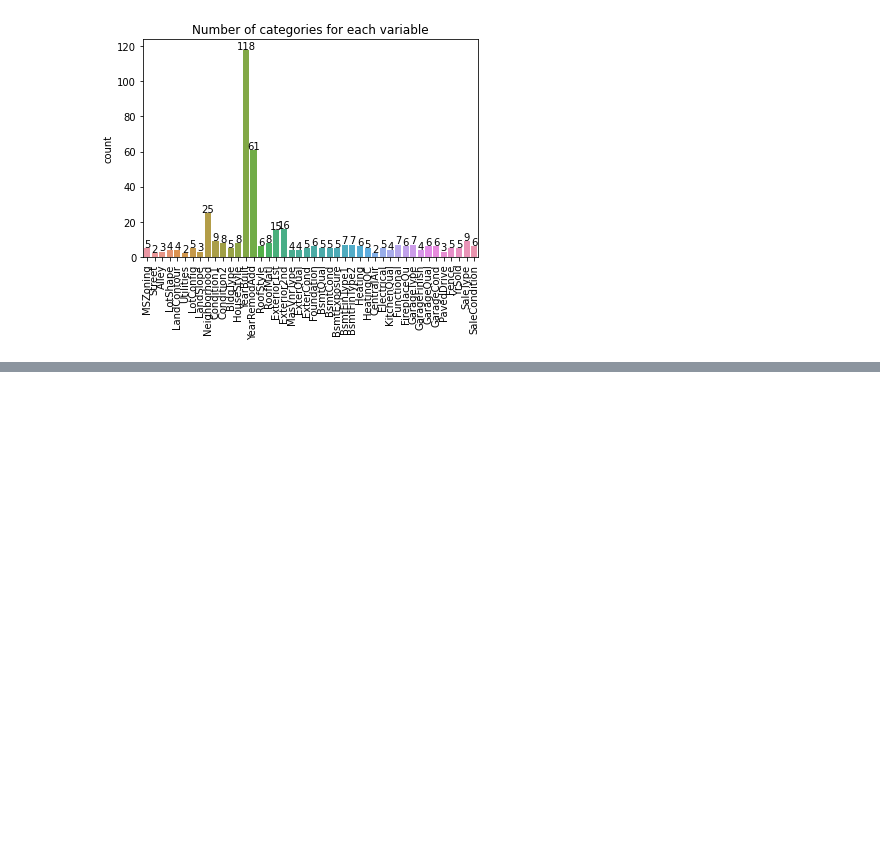
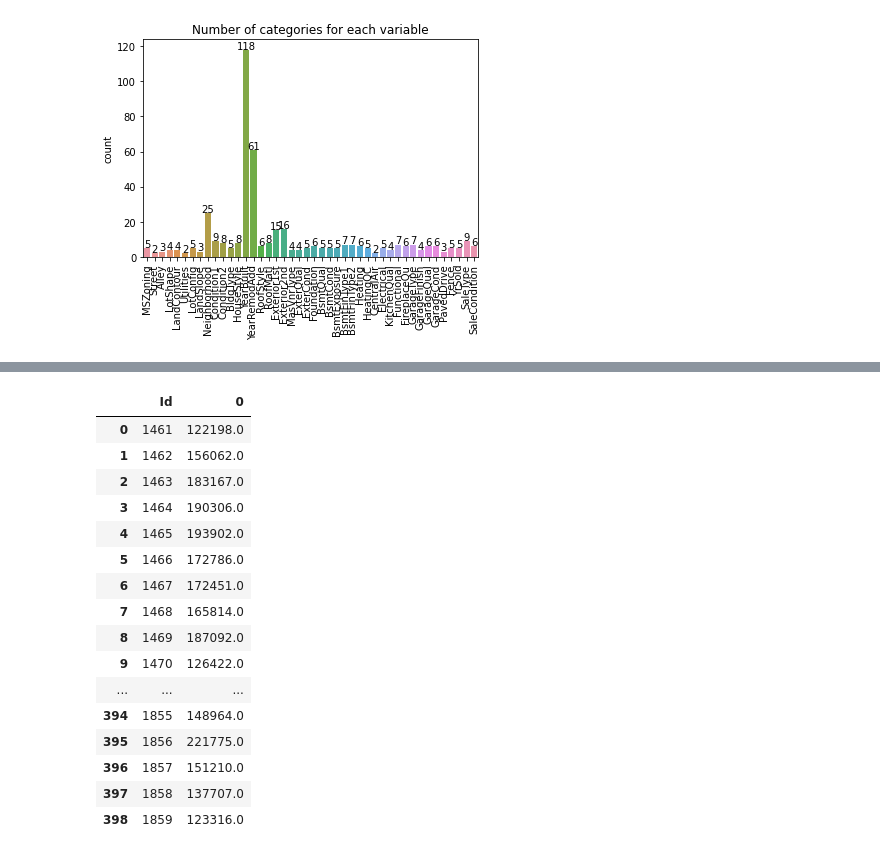
Before and after one commit to Adith13294/House-price-predictions, a Jupyter notebook: House_Price_prediction.ipynb, the cells around one changed output, grey strips where cells are left out. Saved outputs shown, nothing was run; the diff lists cells and outputs as text; code cells hidden in the pictures; blank space fills up the shorter version.

```diff
--- a/House_Price_prediction.ipynb
+++ b/House_Price_prediction.ipynb
@@ -558,0 +615,7 @@ test_set = test_set.to_numpy()
+# %%
+#SVR Regressor Hyperparameters tuning
+parameters = {'C': [0.1, 1, 10, 20], 'gamma': [0.01, 0.1, 1, 10], 'kernel': ['rbf']}
+SVRParams = GridSearchCV(estimator = SVR(),
+param_grid = parameters, cv = kf)
+SVRParams.fit(training_set,train_Y)
+SVRParams.best_params_, SVRParams.best_score_
@@ -558,0 +624,7 @@ test_set = test_set.to_numpy()
+# %%
+#SVR Regressor
+parameters = {'C': [10, 20, 30], 'gamma': [1e-3, 8e-3,20e-3],'epsilon': [0.008, 0.0001, 0.01, 0.1 , 0.005, 0.5] , 'kernel': [ 'rbf' , 'sigmoid']}
+SVRParams = GridSearchCV(estimator = SVR(),
+param_grid = parameters, cv = kf)
+SVRParams.fit(training_set,train_Y)
+SVRParams.best_params_, SVRParams.best_score_
@@ -559,12 +639,8 @@ test_set = test_set.to_numpy()
 # %%
-from sklearn.ensemble import GradientBoostingRegressor, RandomForestRegressor, AdaBoostRegressor
-from xgboost import XGBRegressor
-from sklearn.svm import SVR
-from sklearn.metrics import mean_squared_error
 lre = LinearRegression()
-gbr = GradientBoostingRegressor(loss = 'ls', n_estimators=1000, learning_rate= 0.05, min_samples_leaf= 10, min_samples_split = 15, random_state=0)
-rfr = RandomForestRegressor(random_state= 0)
-abr = AdaBoostRegressor(random_state= 0)
-xgb = XGBRegressor(random_state=0, silent=True)
-svr = SVR(kernel = 'rbf', C= 20, epsilon= 0.008, gamma=0.0003)
+gbr = GradientBoostingRegressor(loss = 'ls', n_estimators=1000, learning_rate= 0.05, min_samples_leaf= 20, min_samples_split = 25, random_state=0)
+rfr = RandomForestRegressor(n_estimators= 3000, min_samples_split = 15, min_samples_leaf = 20, max_depth = 15,random_state= 0)
+abr = AdaBoostRegressor(random_state= 0, learning_rate=0.05, n_estimators= 500)
+xgb = XGBRegressor(gamma = 0.2, learning_rate = 0.1, max_depth= 10, n_estimators= 1000, reg_alpha= 0.1, random_state=0, silent=True)
+svr = make_pipeline(RobustScaler(), SVR(kernel = 'rbf',C= 40, epsilon= 8e-3, gamma=3e-4))
 scv = StackingCVRegressor(regressors=(lre, rfr, gbr, abr, xgb, svr), meta_regressor=gbr, use_features_in_secondary=True)
@@ -622,0 +726,25 @@ RMSE: 0.064
+# %%
+Preds = pd.DataFrame(np.floor(np.expm1(blended_predictions(test_set))), columns=["SalePrice"])
+test_Ids = pd.DataFrame(test_Ids)
+Final_pred = pd.concat([test_Ids, Preds],axis=1)
+Final_pred.to_csv("submission.csv", index= False)
+# %%
+Final_pred
+# %% [output]
+|  | Id | 0 |
+| 0 | 1461 | 122198.0 |
+| 1 | 1462 | 156062.0 |
+| 2 | 1463 | 183167.0 |
+| 3 | 1464 | 190306.0 |
+| 4 | 1465 | 193902.0 |
+| 5 | 1466 | 172786.0 |
+| 6 | 1467 | 172451.0 |
+| 7 | 1468 | 165814.0 |
+| 8 | 1469 | 187092.0 |
+| 9 | 1470 | 126422.0 |
+| ... | ... | ... |
+| 394 | 1855 | 148964.0 |
+| 395 | 1856 | 221775.0 |
+| 396 | 1857 | 151210.0 |
+| 397 | 1858 | 137707.0 |
+| 398 | 1859 | 123316.0 |
```
Also changed, not shown: parts of 40 cells of this notebook.
